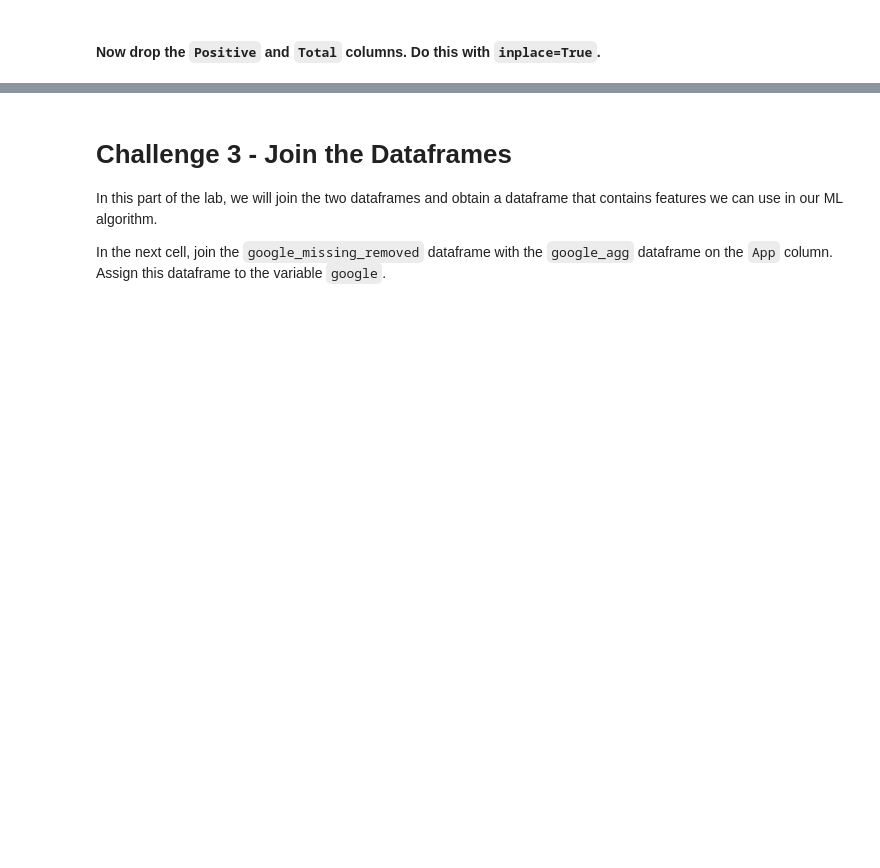
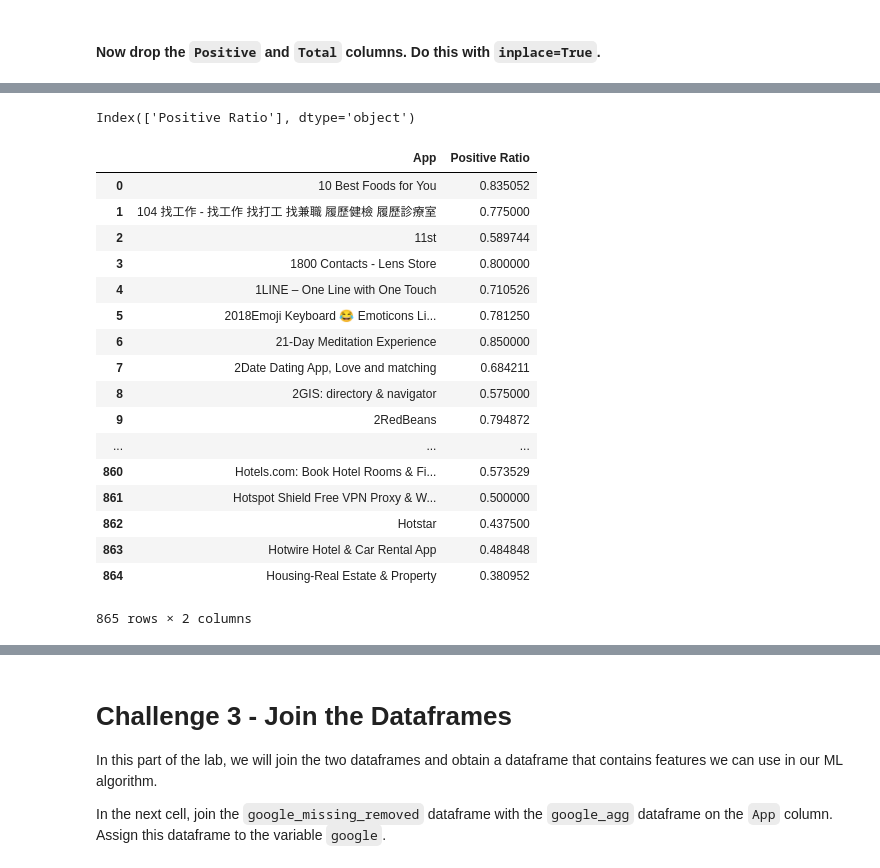
Before and after one commit to ta-data-bcn/lab-supervised-learning-feature-extraction, a Jupyter notebook: your-code/notebooks/main.ipynb, the cells around one changed output, grey strips where cells are left out. Saved outputs shown, nothing was run; the diff lists cells and outputs as text; code cells hidden in the pictures; blank space fills up the shorter version.

```diff
--- a/your-code/notebooks/main.ipynb
+++ b/your-code/notebooks/main.ipynb
@@ -535,0 +533,2 @@ Make sure to account for the case where the denominator is zero using the `np.wh
+# %%
+google_agg["Positive Ratio"] = google_agg["Positive"] / google_agg["Total"]
@@ -540,3 +569,32 @@ Make sure to account for the case where the denominator is zero using the `np.wh
+# %%
+# When I try to drop the columns using the usual method type google_agg.drop(columns=["Positive", "Total"], axis=1) it gives me
+# following error: KeyError: "['Positive' 'Total'] not found in axis"
+# This is because he just sees Positive Ratio as a column as we can see below.
+google_agg.columns
+# %% [output]
+Index(['Positive Ratio'], dtype='object')
+# %%
+# SOLUTION: Do a reset_index
+google_agg.reset_index()
+# %% [output]
+|  | App | Positive Ratio |
+| 0 | 10 Best Foods for You | 0.835052 |
+| 1 | 104 找工作 - 找工作 找打工 找兼職 履歷健檢 履歷診療室 | 0.775000 |
+| 2 | 11st | 0.589744 |
+| 3 | 1800 Contacts - Lens Store | 0.800000 |
+| 4 | 1LINE – One Line with One Touch | 0.710526 |
+| 5 | 2018Emoji Keyboard 😂 Emoticons Li... | 0.781250 |
+| 6 | 21-Day Meditation Experience | 0.850000 |
+| 7 | 2Date Dating App, Love and matching | 0.684211 |
+| 8 | 2GIS: directory & navigator | 0.575000 |
+| 9 | 2RedBeans | 0.794872 |
+| ... | ... | ... |
+| 860 | Hotels.com: Book Hotel Rooms & Fi... | 0.573529 |
+| 861 | Hotspot Shield Free VPN Proxy & W... | 0.500000 |
+| 862 | Hotstar | 0.437500 |
+| 863 | Hotwire Hotel & Car Rental App | 0.484848 |
+| 864 | Housing-Real Estate & Property | 0.380952 |
+865 rows × 2 columns
 # %% [markdown]
 Print the first 5 rows of `google_agg`. Your output should look like:
 
```
Also changed, not shown: parts of 9 cells of this notebook.
